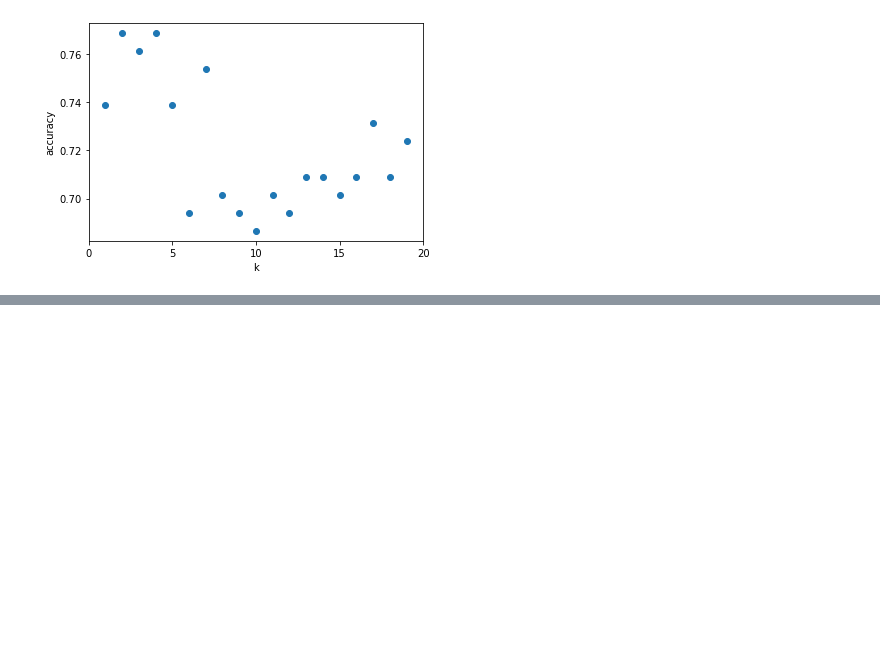
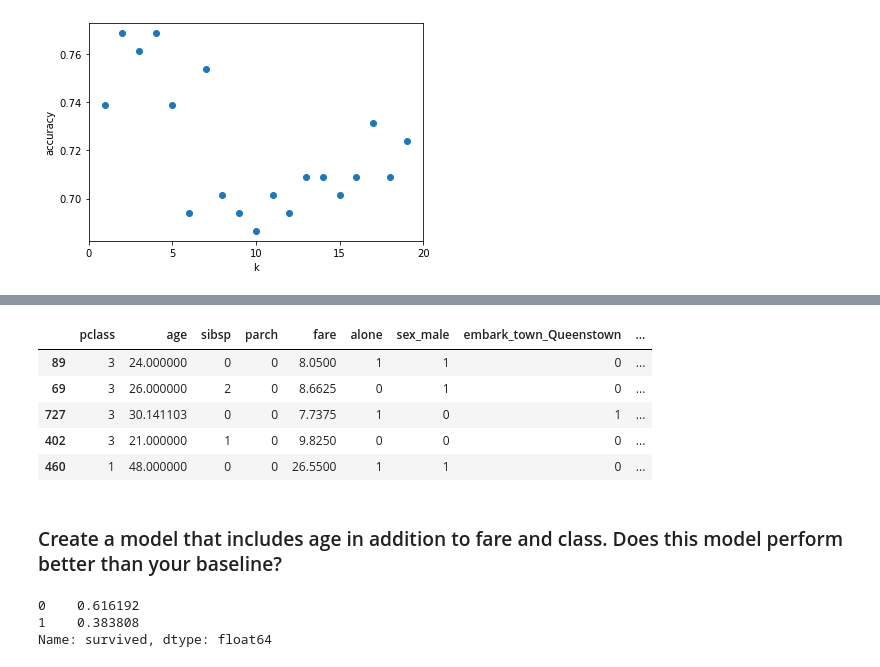
Before and after one commit to markydoug/classification-exercises, a Jupyter notebook: model.ipynb, the cells around one changed output, grey strips where cells are left out. Saved outputs shown, nothing was run; the diff lists cells and outputs as text; code cells hidden in the pictures; blank space fills up the shorter version.

```diff
--- a/model.ipynb
+++ b/model.ipynb
@@ -1037,0 +1067,31 @@ plt.show()
+# %%
+df = acquire.get_titanic_data()
+
+df.drop_duplicates(inplace=True)
+df.drop(columns=['passenger_id','embarked', 'class','deck'], inplace=True)
+df['embark_town'] = df.embark_town.fillna(value='Southampton')
+dummy_df = pd.get_dummies(df[['sex','embark_town']], dummy_na=False, drop_first=[True])
+df = pd.concat([df, dummy_df], axis=1)
+# %%
+train, validate, test = prepare.train_validate_test_split(df, 'survived')
+# %%
+train, validate, test = prepare.impute_mean_age(train, validate, test)
+# %%
+X_train, y_train, X_validate, y_validate, X_test, y_test = prepare.prep_for_model(train, validate, test,'survived')
+# %%
+X_train.head()
+# %% [output]
+|  | pclass | age | sibsp | parch | fare | alone | sex_male | embark_town_Queenstown | ... |
+| 89 | 3 | 24.000000 | 0 | 0 | 8.0500 | 1 | 1 | 0 | ... |
+| 69 | 3 | 26.000000 | 2 | 0 | 8.6625 | 0 | 1 | 0 | ... |
+| 727 | 3 | 30.141103 | 0 | 0 | 7.7375 | 1 | 0 | 1 | ... |
+| 402 | 3 | 21.000000 | 1 | 0 | 9.8250 | 0 | 0 | 0 | ... |
+| 460 | 1 | 48.000000 | 0 | 0 | 26.5500 | 1 | 1 | 0 | ... |
+# %% [markdown]
+### Create a model that includes age in addition to fare and class. Does this model perform better than your baseline?
+# %%
+y_train.value_counts(normalize=True)
+# %% [output]
+0    0.616192
+1    0.383808
+Name: survived, dtype: float64
```
Also changed, not shown: parts of 55 cells of this notebook.
